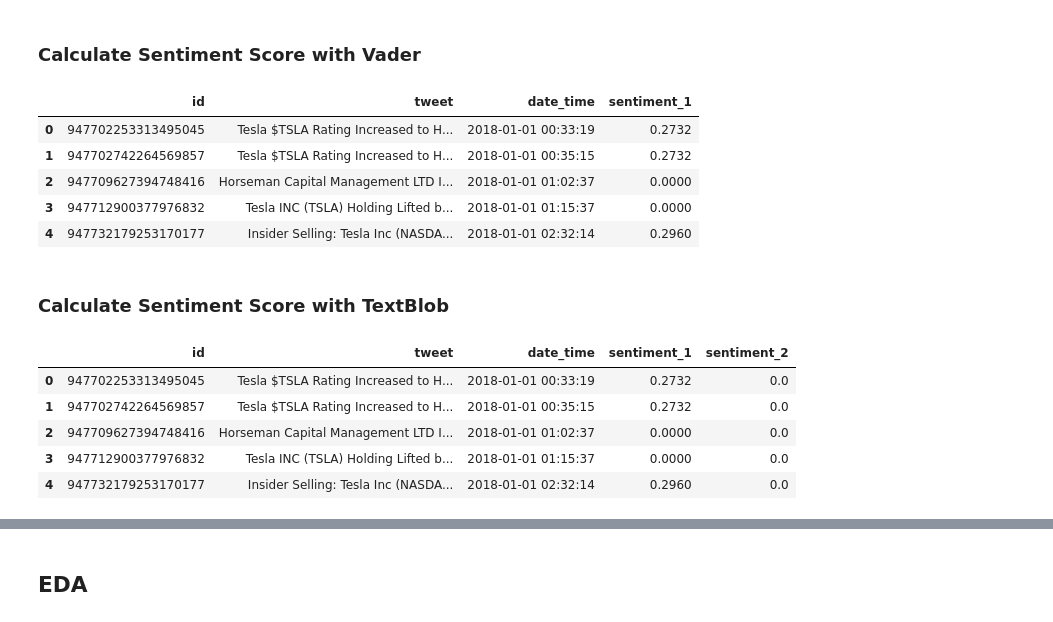
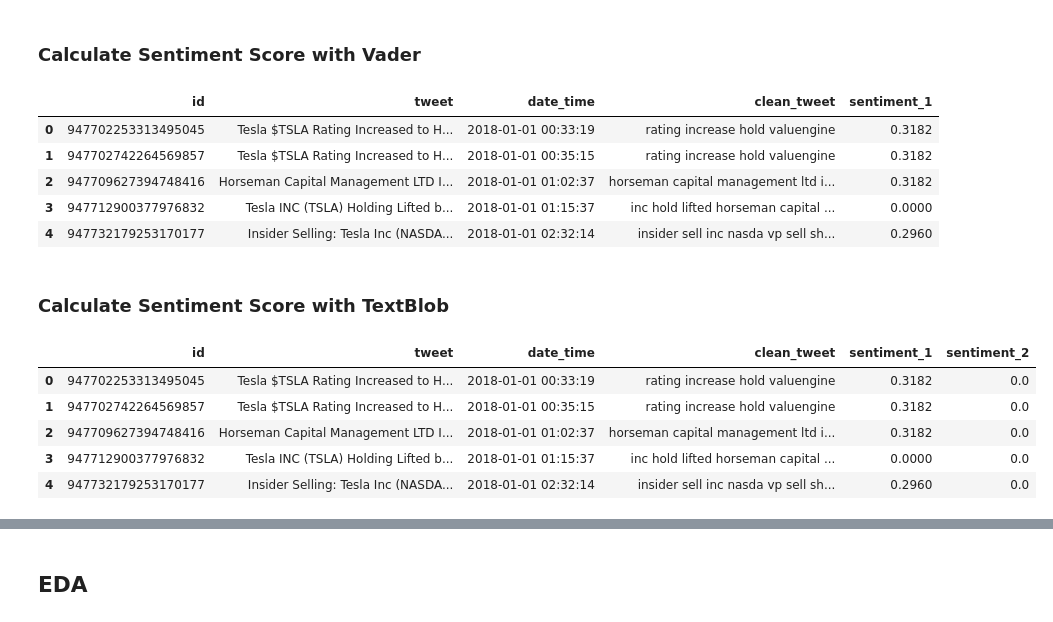
Before and after one commit to erikajane/Predicting_Stock_With_Twitter_Sentiment, a Jupyter notebook: Sentiment Analysis on Tweets.ipynb, the cells around one changed output, grey strips where cells are left out. Cells and saved outputs as stored; diff of their text form; code cells hidden in the pictures.

```diff
--- a/Sentiment Analysis on Tweets.ipynb
+++ b/Sentiment Analysis on Tweets.ipynb
@@ -15,7 +14,7 @@ sns.set(style="darkgrid")
 from sklearn.preprocessing import MinMaxScaler
 # %%
-# Read in and preview 'tesla_2018_tweets.csv'
+# Read in and preview 'cleaned_tweets.csv'
 
-tesla_2018_tweets = pd.read_csv('tesla_2018_tweets.csv', engine='python')
-tesla_2018_tweets.head()
+tweets = pd.read_csv('cleaned_tweets.csv', engine='python').drop(['Unnamed: 0'],axis=1)
+tweets.head()
 # %% [output]
@@ -57,8 +41,8 @@ memory usage: 4.9+ MB
 # %%
 # Convert date_time column into datetime stamp
 
-tesla_tweets.date_time = pd.to_datetime(tesla_tweets.date_time)
-tesla_tweets.info()
+tweets.date_time = pd.to_datetime(tweets.date_time)
+tweets.info()
 # %% [output]
 <class 'pandas.core.frame.DataFrame'>
 RangeIndex: 213213 entries, 0 to 213212
@@ -71,3 +66,7 @@ memory usage: 4.9+ MB
+# %%
+# Drop null values
+
+tweets = tweets.dropna()
 # %% [markdown]
 ## Compute Sentiment Score for Each Tweet
 # %% [markdown]
@@ -75,26 +74,26 @@ memory usage: 4.9+ MB
 # %%
 # Use sia.polarity_scores to get sentiment for each tweets
 
-tesla_tweets['sentiment_1'] = tesla_tweets.apply(lambda row: sia.polarity_scores(row.tweet)['compound'], axis=1)
-tesla_tweets.head()
+tweets['sentiment_1'] = tweets.apply(lambda row: sia.polarity_scores(row.clean_tweet)['compound'], axis=1)
+tweets.head()
 # %% [output]
-|  | id | tweet | date_time | sentiment_1 |
-| 0 | 947702253313495045 | Tesla $TSLA Rating Increased to H... | 2018-01-01 00:33:19 | 0.2732 |
-| 1 | 947702742264569857 | Tesla $TSLA Rating Increased to H... | 2018-01-01 00:35:15 | 0.2732 |
-| 2 | 947709627394748416 | Horseman Capital Management LTD I... | 2018-01-01 01:02:37 | 0.0000 |
-| 3 | 947712900377976832 | Tesla INC (TSLA) Holding Lifted b... | 2018-01-01 01:15:37 | 0.0000 |
-| 4 | 947732179253170177 | Insider Selling: Tesla Inc (NASDA... | 2018-01-01 02:32:14 | 0.2960 |
+|  | id | tweet | date_time | clean_tweet | sentiment_1 |
+| 0 | 947702253313495045 | Tesla $TSLA Rating Increased to H... | 2018-01-01 00:33:19 | rating increase hold valuengine | 0.3182 |
+| 1 | 947702742264569857 | Tesla $TSLA Rating Increased to H... | 2018-01-01 00:35:15 | rating increase hold valuengine | 0.3182 |
+| 2 | 947709627394748416 | Horseman Capital Management LTD I... | 2018-01-01 01:02:37 | horseman capital management ltd i... | 0.3182 |
+| 3 | 947712900377976832 | Tesla INC (TSLA) Holding Lifted b... | 2018-01-01 01:15:37 | inc hold lifted horseman capital ... | 0.0000 |
+| 4 | 947732179253170177 | Insider Selling: Tesla Inc (NASDA... | 2018-01-01 02:32:14 | insider sell inc nasda vp sell sh... | 0.2960 |
 # %% [markdown]
 ### Calculate Sentiment Score with TextBlob
 # %%
 # Use TextBlob to get sentiment scores
 
-tesla_tweets['sentiment_2'] = tesla_tweets.apply(lambda row: TextBlob(row.tweet).sentiment[0], axis=1)
-tesla_tweets.head()
+tweets['sentiment_2'] = tweets.apply(lambda row: TextBlob(row.clean_tweet).sentiment[0], axis=1)
+tweets.head()
 # %% [output]
-|  | id | tweet | date_time | sentiment_1 | sentiment_2 |
-| 0 | 947702253313495045 | Tesla $TSLA Rating Increased to H... | 2018-01-01 00:33:19 | 0.2732 | 0.0 |
-| 1 | 947702742264569857 | Tesla $TSLA Rating Increased to H... | 2018-01-01 00:35:15 | 0.2732 | 0.0 |
-| 2 | 947709627394748416 | Horseman Capital Management LTD I... | 2018-01-01 01:02:37 | 0.0000 | 0.0 |
-| 3 | 947712900377976832 | Tesla INC (TSLA) Holding Lifted b... | 2018-01-01 01:15:37 | 0.0000 | 0.0 |
-| 4 | 947732179253170177 | Insider Selling: Tesla Inc (NASDA... | 2018-01-01 02:32:14 | 0.2960 | 0.0 |
+|  | id | tweet | date_time | clean_tweet | sentiment_1 | sentiment_2 |
+| 0 | 947702253313495045 | Tesla $TSLA Rating Increased to H... | 2018-01-01 00:33:19 | rating increase hold valuengine | 0.3182 | 0.0 |
+| 1 | 947702742264569857 | Tesla $TSLA Rating Increased to H... | 2018-01-01 00:35:15 | rating increase hold valuengine | 0.3182 | 0.0 |
+| 2 | 947709627394748416 | Horseman Capital Management LTD I... | 2018-01-01 01:02:37 | horseman capital management ltd i... | 0.3182 | 0.0 |
+| 3 | 947712900377976832 | Tesla INC (TSLA) Holding Lifted b... | 2018-01-01 01:15:37 | inc hold lifted horseman capital ... | 0.0000 | 0.0 |
+| 4 | 947732179253170177 | Insider Selling: Tesla Inc (NASDA... | 2018-01-01 02:32:14 | insider sell inc nasda vp sell sh... | 0.2960 | 0.0 |
```
Also changed, not shown: parts of 57 cells of this notebook, 4 other files.
